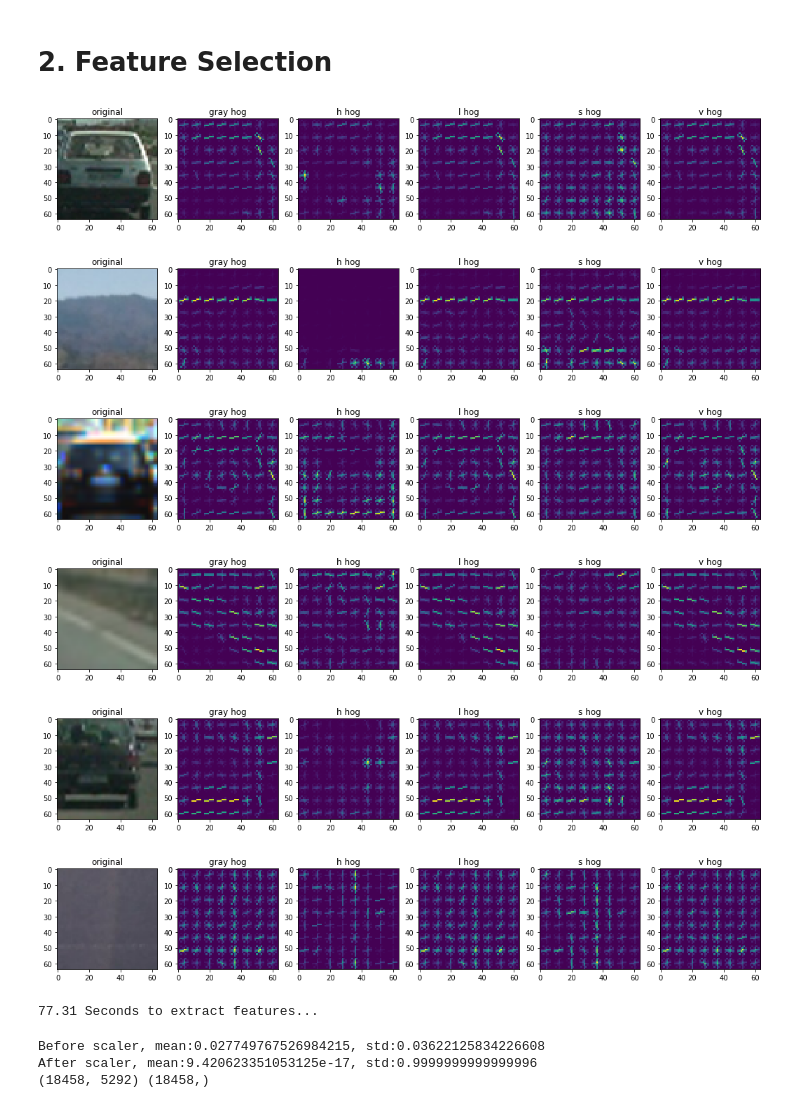
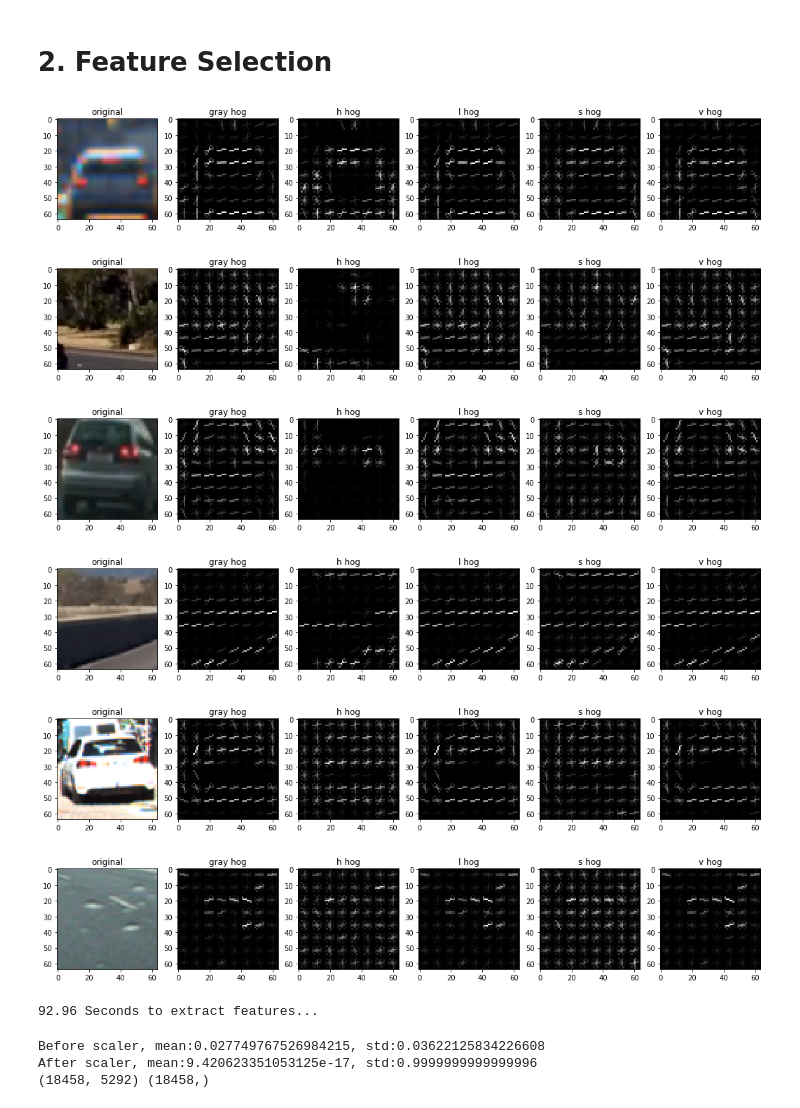
Before and after one commit to philbort/udacity_self_driving_car, a Jupyter notebook: P5_Vehicle_Detection/P5_Vehicle_Detection.ipynb, the cells around one changed output. Cells and saved outputs as stored; diff of their text form; code cells hidden in the pictures.

```diff
--- a/P5_Vehicle_Detection/P5_Vehicle_Detection.ipynb
+++ b/P5_Vehicle_Detection/P5_Vehicle_Detection.ipynb
@@ -106,48 +107,51 @@ def get_hog_features(img, orient, pix_per_cell, cell_per_block,
                        visualise=vis, feature_vector=feature_vec)
         return features
 # %%
+ORIENT = 9
+PIX_PER_CELL = 8
+CELL_PER_BLOCK = 2
+
 def plot_hog_examples(img, orient = 9, pix_per_cell = 8, cell_per_block = 2):
     gray = cv2.cvtColor(img, cv2.COLOR_RGB2GRAY)
     hls = cv2.cvtColor(img, cv2.COLOR_RGB2HLS)
     hsv = cv2.cvtColor(img, cv2.COLOR_RGB2HSV)
-
     _, ax = plt.subplots(1, 6, figsize = (18, 6))
     ax[0].imshow(img)
     ax[0].set_title('original')
 
     _, gray_hog = get_hog_features(gray, orient, pix_per_cell, cell_per_block, vis = True)
-    ax[1].imshow(gray_hog)
+    ax[1].imshow(gray_hog, cmap = 'gray')
     ax[1].set_title('gray hog')
 
     _, h_hog = get_hog_features(hls[:,:,0], orient, pix_per_cell, cell_per_block, vis = True)
-    ax[2].imshow(h_hog)
+    ax[2].imshow(h_hog, cmap = 'gray')
     ax[2].set_title('h hog')
 
     _, l_hog = get_hog_features(hls[:,:,1], orient, pix_per_cell, cell_per_block, vis = True)
-    ax[3].imshow(l_hog)
+    ax[3].imshow(l_hog, cmap = 'gray')
     ax[3].set_title('l hog')
 
     _, s_hog = get_hog_features(hls[:,:,2], orient, pix_per_cell, cell_per_block, vis = True)
-    ax[4].imshow(s_hog)
+    ax[4].imshow(s_hog, cmap = 'gray')
     ax[4].set_title('s hog')
 
     _, v_hog = get_hog_features(hsv[:,:,2], orient, pix_per_cell, cell_per_block, vis = True)
-    ax[5].imshow(v_hog)
+    ax[5].imshow(v_hog, cmap = 'gray')
     ax[5].set_title('v hog')
 
     plt.show()
 # %%
 # Plot different HOGs from random images
 for _ in range(0, 3):
-    plot_hog_examples(mpimg.imread(choice(vehicles)))
-    plot_hog_examples(mpimg.imread(choice(non_vehicles)))
+    plot_hog_examples(mpimg.imread(choice(vehicles)), ORIENT, PIX_PER_CELL, CELL_PER_BLOCK)
+    plot_hog_examples(mpimg.imread(choice(non_vehicles)), ORIENT, PIX_PER_CELL, CELL_PER_BLOCK)
 # %% [output]
-[figure, old version]
+[figure, new version]
-[figure, old version]
+[figure, new version]
-[figure, old version]
+[figure, new version]
-[figure, old version]
+[figure, new version]
-[figure, old version]
+[figure, new version]
-[figure, old version]
+[figure, new version]
 # %%
 # Define a function to extract features from a list of images
 # Have this function call bin_spatial() and color_hist()
@@ -191,19 +195,19 @@ def extract_features(imgs, cspace='RGB', orient=9,
     return features
 # %%
 colorspace = 'HLS' # Can be RGB, HSV, LUV, HLS, YUV, YCrCb
-orient = 9
-pix_per_cell = 8
-cell_per_block = 2
 hog_channel = 'ALL' # Can be 0, 1, 2, or "ALL"
 
 t1 = time.time()
-features = extract_features(X, cspace=colorspace, orient=orient,
-                            pix_per_cell=pix_per_cell, cell_per_block=cell_per_block,
-                            hog_channel=hog_channel)
+features = extract_features(X,
+                            cspace = colorspace,
+                            orient = ORIENT,
+                            pix_per_cell = PIX_PER_CELL,
+                            cell_per_block = CELL_PER_BLOCK,
+                            hog_channel = hog_channel)
 t2 = time.time()
 print(round(t2 - t1, 2), 'Seconds to extract features...' )
 # %% [output]
-77.31 Seconds to extract features...
+92.96 Seconds to extract features...
 # %%
 X = np.array(features).astype(np.float32)
 print('Before scaler, mean:{}, std:{}'.format(np.mean(X),np.std(X)) )
```
Also changed, not shown: parts of 12 cells of this notebook.
